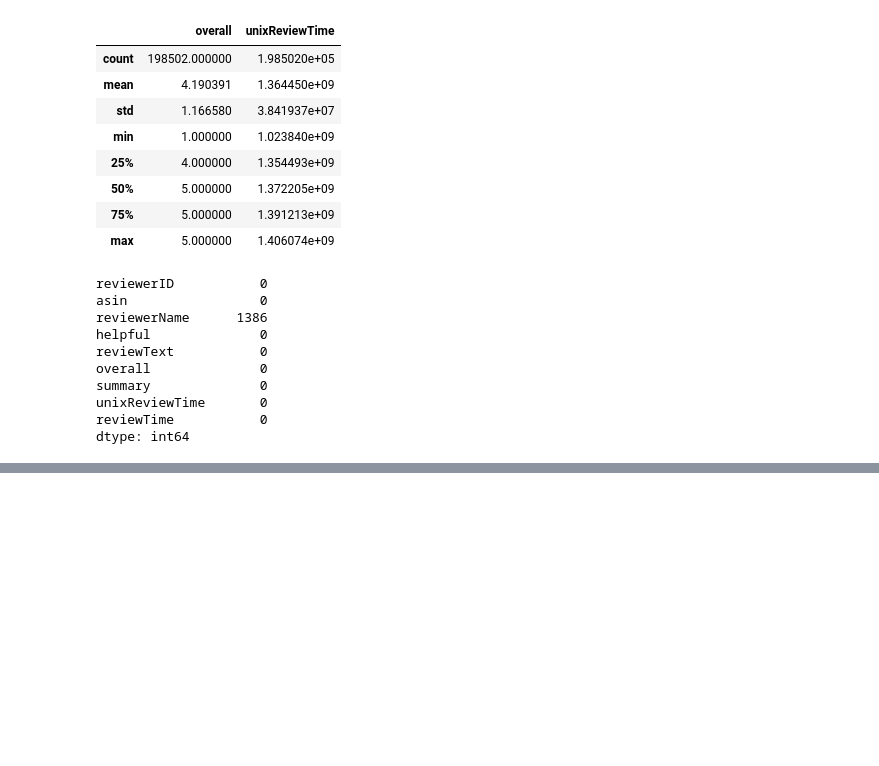
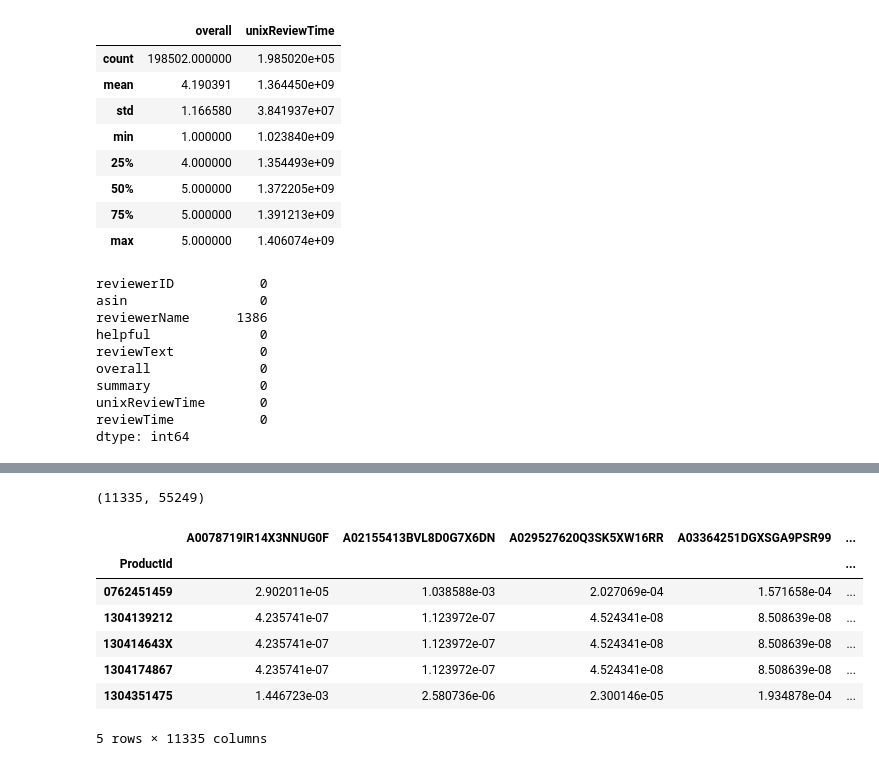
Before and after one commit to Ishakasar/Recommender-engine, a Jupyter notebook: Isha_Kasar_Team_2_Capstone_Project_4.ipynb, the cells around one changed output, grey strips where cells are left out. Drawn from its saved outputs; the diff is of its cells as text; code cells hidden in the pictures; blank space fills up the shorter version.

```diff
--- a/Isha_Kasar_Team_2_Capstone_Project_4.ipynb
+++ b/Isha_Kasar_Team_2_Capstone_Project_4.ipynb
@@ -153,0 +301,3 @@ df2.head()
+# %%
+users_ids = list(pivot_matrix_df.index)
+users_ids[:10]
@@ -153,0 +317,6 @@ df2.head()
+# %%
+# The number of factors to factor the user-item matrix.
+NUMBER_OF_FACTORS_MF = 30
+
+#Performs matrix factorization of the original user item matrix
+U, sigma, Vt = svds(pivot_matrix, k = NUMBER_OF_FACTORS_MF)
@@ -153,0 +331,3 @@ df2.head()
+# %%
+sigma = np.diag(sigma)
+sigma.shape
@@ -153,0 +340,3 @@ df2.head()
+# %%
+all_user_predicted_ratings = np.dot(np.dot(U, sigma), Vt)
+all_user_predicted_ratings
@@ -153,0 +357,17 @@ df2.head()
+# %%
+all_user_predicted_ratings.shape
+# %% [output]
+(11335, 55249)
+# %%
+#Converting the reconstructed matrix back to a Pandas dataframe
+preds_df = pd.DataFrame(all_user_predicted_ratings, columns = pivot_matrix_df.columns, index=users_ids).transpose()
+preds_df.head()
+# %% [output]
+|  | A0078719IR14X3NNUG0F | A02155413BVL8D0G7X6DN | A029527620Q3SK5XW16RR | A03364251DGXSGA9PSR99 | ... |
+| ProductId |  |  |  |  | ... |
+| 0762451459 | 2.902011e-05 | 1.038588e-03 | 2.027069e-04 | 1.571658e-04 | ... |
+| 1304139212 | 4.235741e-07 | 1.123972e-07 | 4.524341e-08 | 8.508639e-08 | ... |
+| 130414643X | 4.235741e-07 | 1.123972e-07 | 4.524341e-08 | 8.508639e-08 | ... |
+| 1304174867 | 4.235741e-07 | 1.123972e-07 | 4.524341e-08 | 8.508639e-08 | ... |
+| 1304351475 | 1.446723e-03 | 2.580736e-06 | 2.300146e-05 | 1.934878e-04 | ... |
+5 rows × 11335 columns
```
Also changed, not shown: parts of 32 cells of this notebook.
